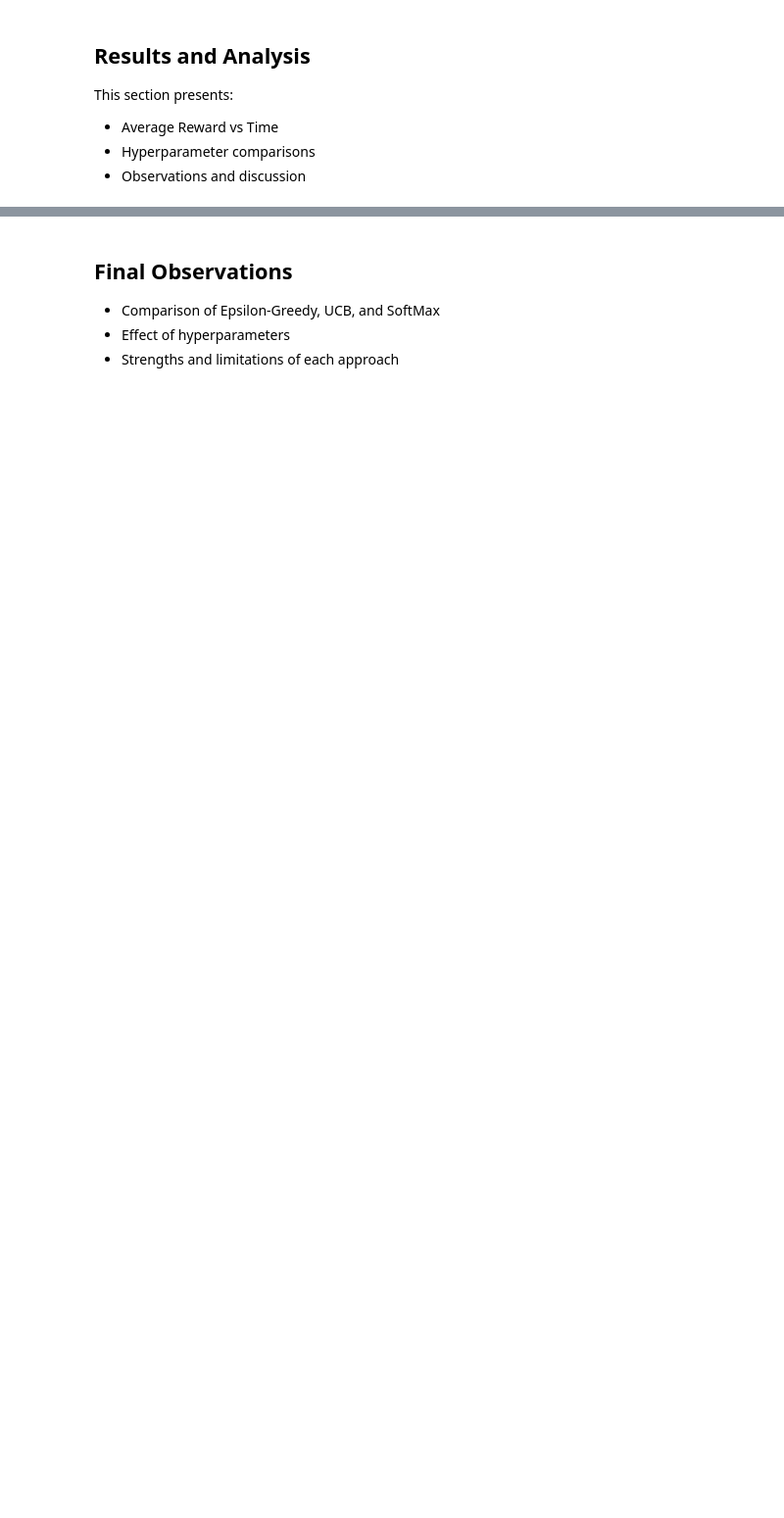
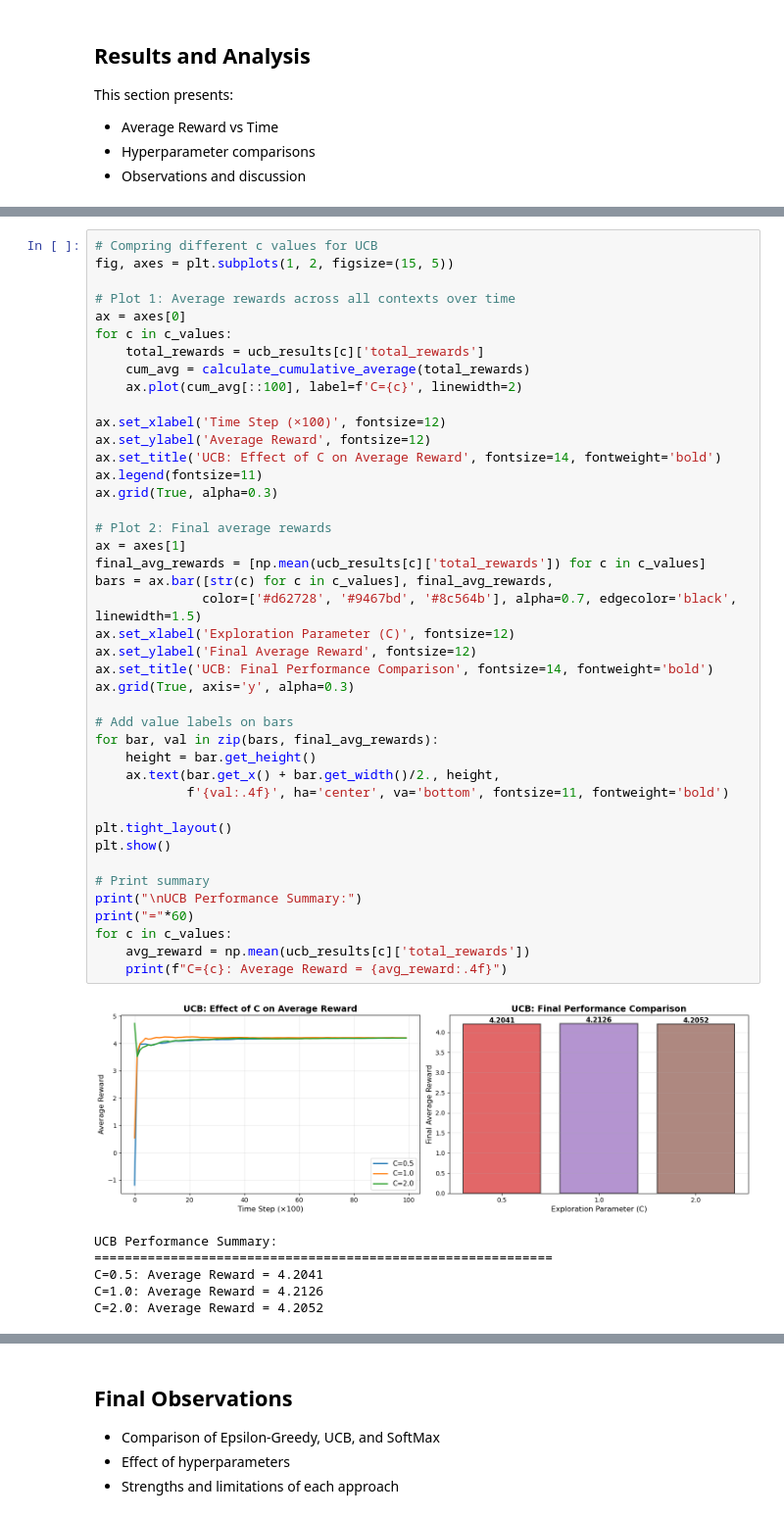
Before and after one commit to Lipi266/lab3-contextual-bandit, a Jupyter notebook: lab3_results_u20230097.ipynb, the cells around one changed output, grey strips where cells are left out. Shown at 98% size. Drawn from its saved outputs; the diff is of its cells as text; blank space fills up the shorter version.

```diff
--- a/lab3_results_u20230097.ipynb
+++ b/lab3_results_u20230097.ipynb
@@ -346,0 +809,49 @@ This section presents:
+# %%
+# Compring different c values for UCB
+fig, axes = plt.subplots(1, 2, figsize=(15, 5))
+
+# Plot 1: Average rewards across all contexts over time
+ax = axes[0]
+for c in c_values:
+    total_rewards = ucb_results[c]['total_rewards']
+    cum_avg = calculate_cumulative_average(total_rewards)
+    ax.plot(cum_avg[::100], label=f'C={c}', linewidth=2)
+
+ax.set_xlabel('Time Step (×100)', fontsize=12)
+ax.set_ylabel('Average Reward', fontsize=12)
+ax.set_title('UCB: Effect of C on Average Reward', fontsize=14, fontweight='bold')
+ax.legend(fontsize=11)
+ax.grid(True, alpha=0.3)
+
+# Plot 2: Final average rewards
+ax = axes[1]
+final_avg_rewards = [np.mean(ucb_results[c]['total_rewards']) for c in c_values]
+bars = ax.bar([str(c) for c in c_values], final_avg_rewards,
+              color=['#d62728', '#9467bd', '#8c564b'], alpha=0.7, edgecolor='black', linewidth=1.5)
+ax.set_xlabel('Exploration Parameter (C)', fontsize=12)
+ax.set_ylabel('Final Average Reward', fontsize=12)
+ax.set_title('UCB: Final Performance Comparison', fontsize=14, fontweight='bold')
+ax.grid(True, axis='y', alpha=0.3)
+
+# Add value labels on bars
+for bar, val in zip(bars, final_avg_rewards):
+    height = bar.get_height()
+    ax.text(bar.get_x() + bar.get_width()/2., height,
+            f'{val:.4f}', ha='center', va='bottom', fontsize=11, fontweight='bold')
+
+plt.tight_layout()
+plt.show()
+
+# Print summary
+print("\nUCB Performance Summary:")
+print("="*60)
+for c in c_values:
+    avg_reward = np.mean(ucb_results[c]['total_rewards'])
+    print(f"C={c}: Average Reward = {avg_reward:.4f}")
+# %% [output]
+[figure, added]
+UCB Performance Summary:
+============================================================
+C=0.5: Average Reward = 4.2041
+C=1.0: Average Reward = 4.2126
+C=2.0: Average Reward = 4.2052
```
Also changed, not shown: parts of 28 cells of this notebook, 3 other files.
